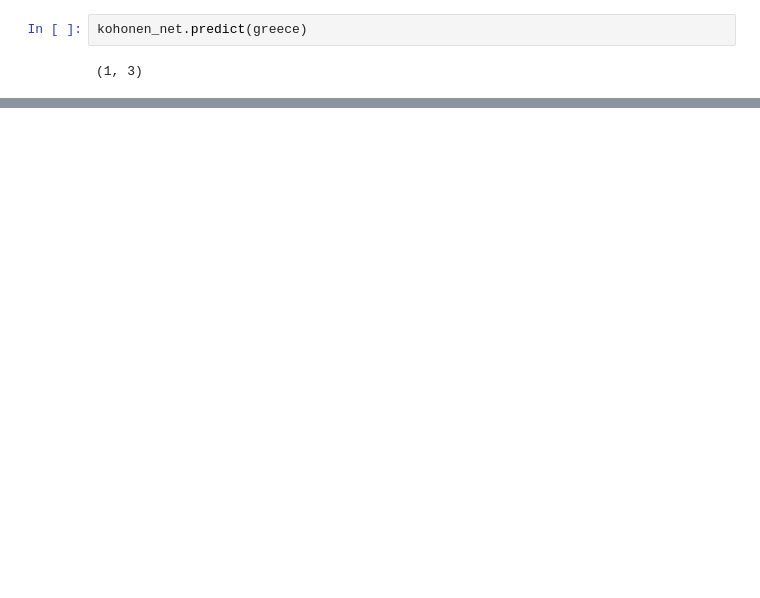
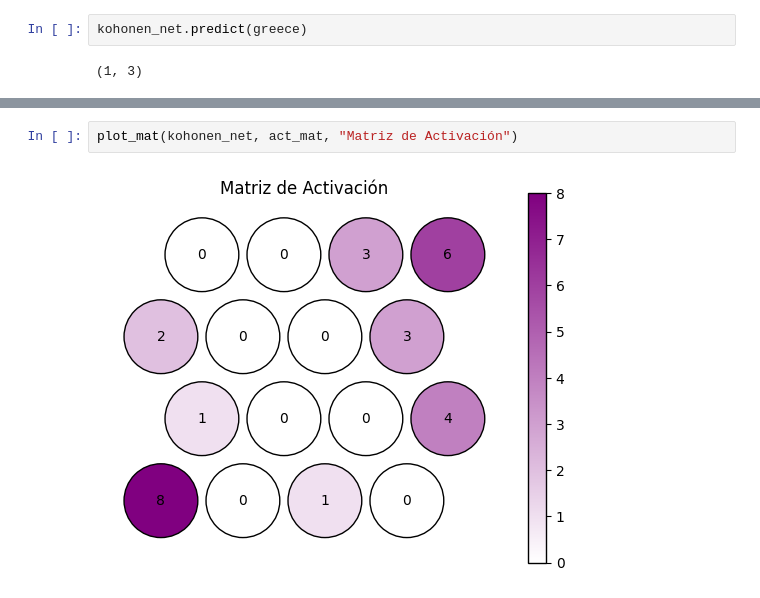
Before and after one commit to pdomins/unsupervised-learning, a Jupyter notebook: samples/kohonen/kohonen.ipynb, the cells around one changed output, grey strips where cells are left out. Saved outputs shown, nothing was run; the diff lists cells and outputs as text; blank space fills up the shorter version.

Commit message:
test(kohonen): add activation matrix example

```diff
--- a/samples/kohonen/kohonen.ipynb
+++ b/samples/kohonen/kohonen.ipynb
@@ -152,0 +157,4 @@ plot_u_mat(kohonen_net, u_mat)
+# %%
+plot_mat(kohonen_net, act_mat, "Matriz de Activación")
+# %% [output]
+[figure, added]
```
Also changed, not shown: parts of 9 cells of this notebook.
